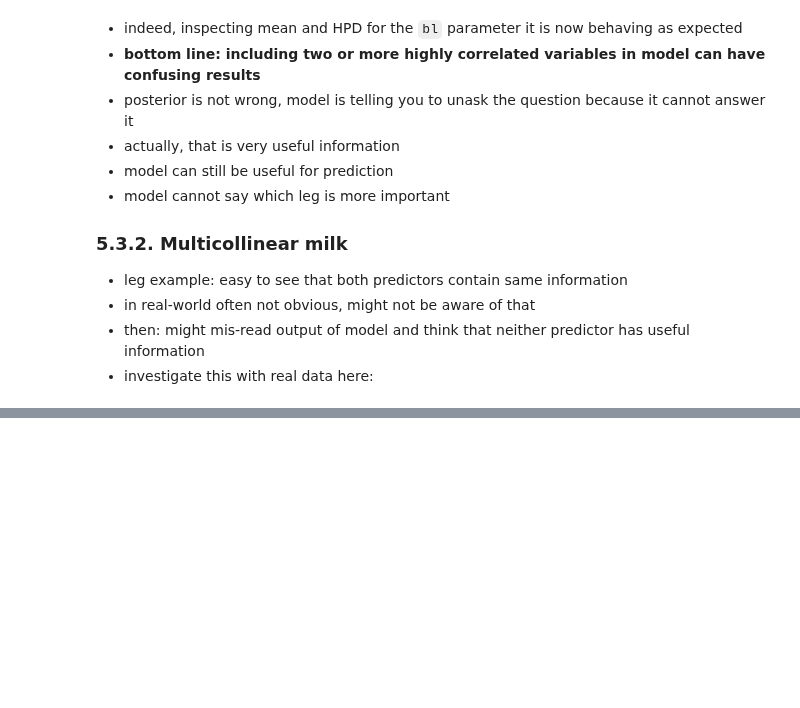
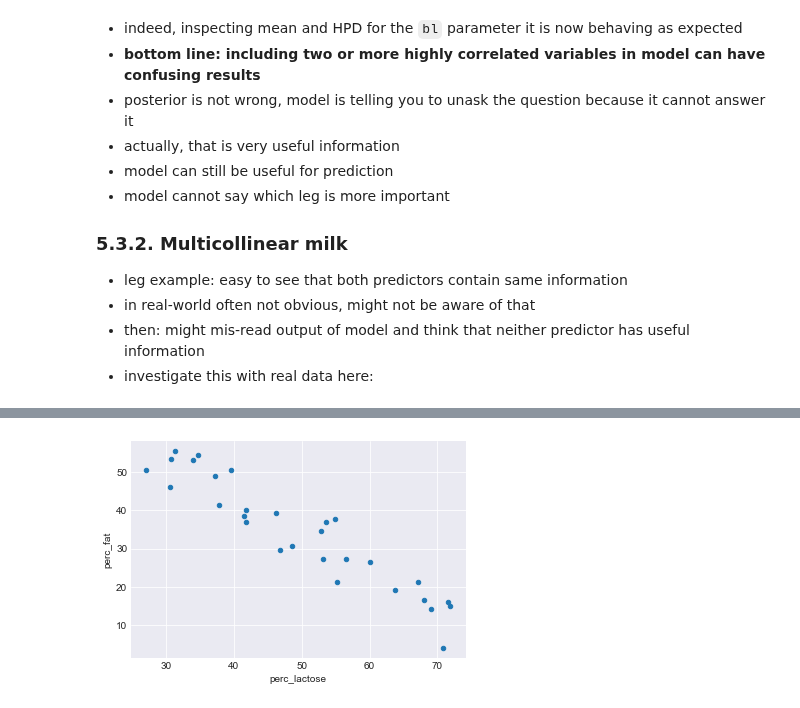
Before and after one commit to nwweber/statistical_rethinking, a Jupyter notebook: chapter_05_multivariate_linear_models.ipynb, the cells around one changed output, grey strips where cells are left out. Drawn from its saved outputs; the diff is of its cells as text; code cells hidden in the pictures; blank space fills up the shorter version.

```diff
--- a/chapter_05_multivariate_linear_models.ipynb
+++ b/chapter_05_multivariate_linear_models.ipynb
@@ -1008,0 +1100,8 @@ d.head()
+# %%
+# criticism: I think this is a pretty confusing plot. Story would have been easier to tell by pulling pairs apart
+# for example, the point the book wants to make: strong negative correlation between predictors. the plot that tells
+# this story more clearly:
+
+d.plot.scatter(x='perc_lactose', y='perc_fat');
+# %% [output]
+[figure, added]
```
Also changed, not shown: parts of 16 cells of this notebook.
